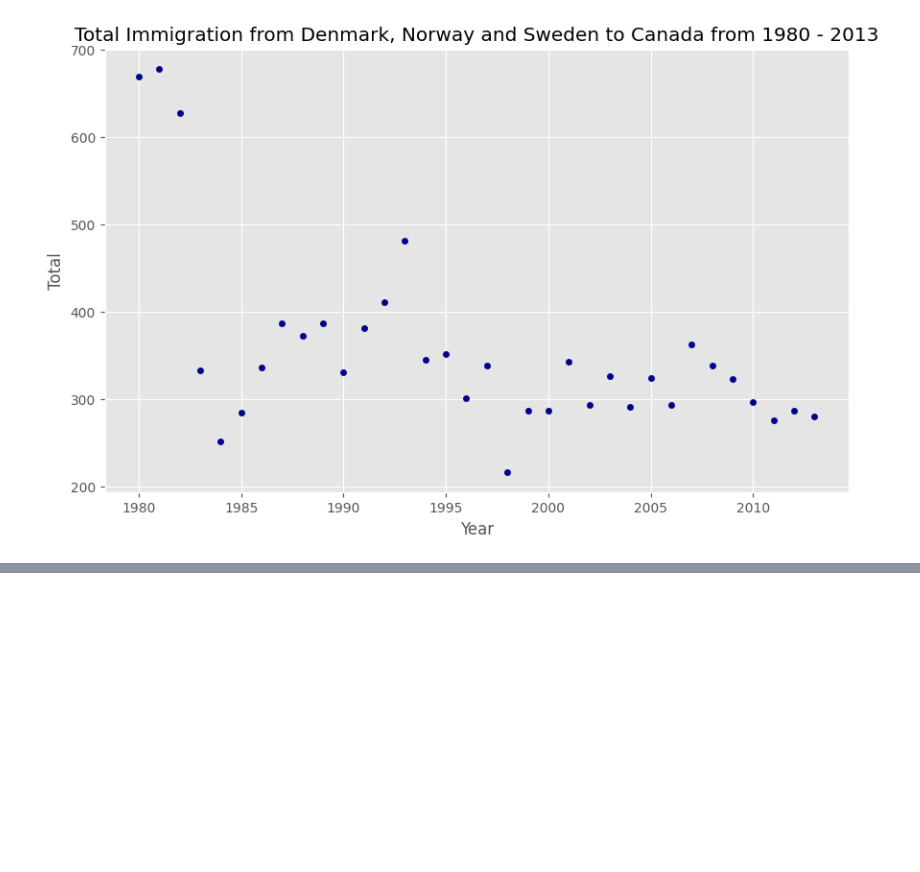
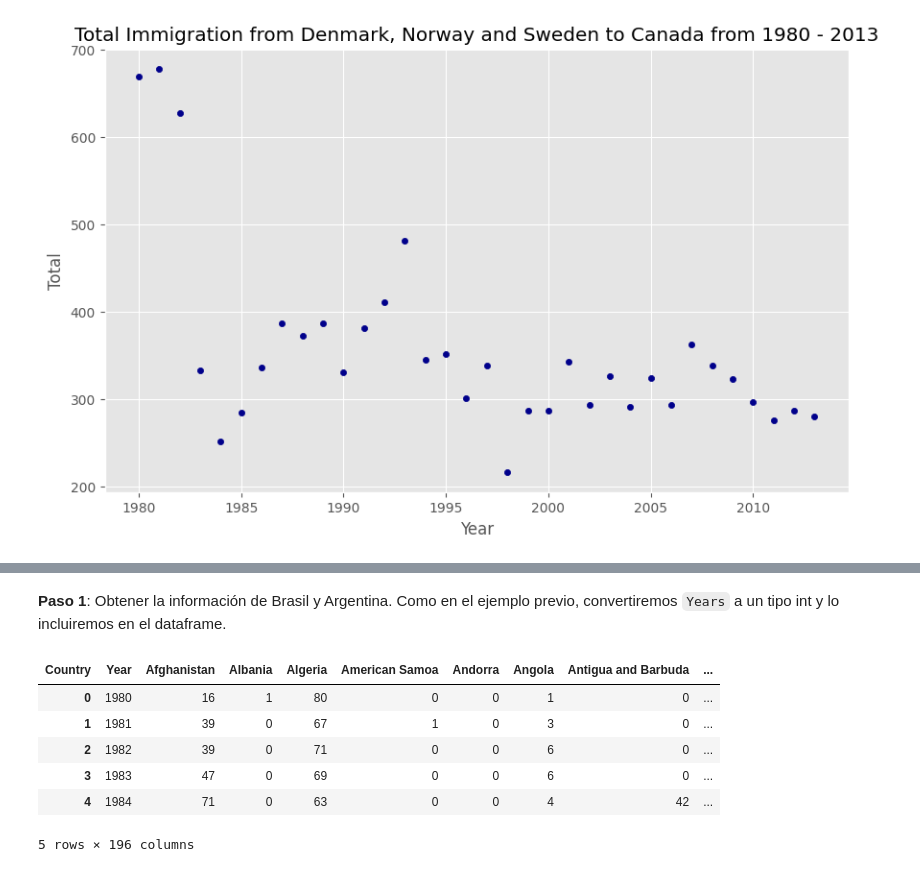
Before and after one commit to reivincitot/Curso-ibm, a Jupyter notebook: Data visualization with python/pieChartsBoxPlotsScatterPlotsBubblePlots_lab3.ipynb, the cells around one changed output, grey strips where cells are left out. Cells and saved outputs as stored; diff of their text form; code cells hidden in the pictures; blank space fills up the shorter version.

```diff
--- a/Data visualization with python/pieChartsBoxPlotsScatterPlotsBubblePlots_lab3.ipynb
+++ b/Data visualization with python/pieChartsBoxPlotsScatterPlotsBubblePlots_lab3.ipynb
@@ -652,0 +663,25 @@ plt.show()
+# %% [markdown]
+**Paso 1**: Obtener la información de Brasil y Argentina. Como en el ejemplo previo, convertiremos `Years` a un tipo int y lo incluiremos en el dataframe.
+# %%
+#Transponemos el dataframe
+df_can_t = df_can[years].transpose()
+
+# Cambiamos el año (Indice) a tipo int
+df_can_t.index = map(int,df_can_t.index)
+
+# Vamos a rotular el indice. esto sera automáticamente el nombre de la columna cuando restablezcamos el indice.
+df_can_t.index.name = "Year"
+
+# restablecemos el indice para traer "Year" como columna.
+df_can_t.reset_index(inplace=True)
+
+# Vemos los cambios
+df_can_t.head()
+# %% [output]
+| Country | Year | Afghanistan | Albania | Algeria | American Samoa | Andorra | Angola | Antigua and Barbuda | ... |
+| 0 | 1980 | 16 | 1 | 80 | 0 | 0 | 1 | 0 | ... |
+| 1 | 1981 | 39 | 0 | 67 | 1 | 0 | 3 | 0 | ... |
+| 2 | 1982 | 39 | 0 | 71 | 0 | 0 | 6 | 0 | ... |
+| 3 | 1983 | 47 | 0 | 69 | 0 | 0 | 6 | 0 | ... |
+| 4 | 1984 | 71 | 0 | 63 | 0 | 0 | 4 | 42 | ... |
+5 rows × 196 columns
```
Also changed, not shown: parts of 11 cells of this notebook.
